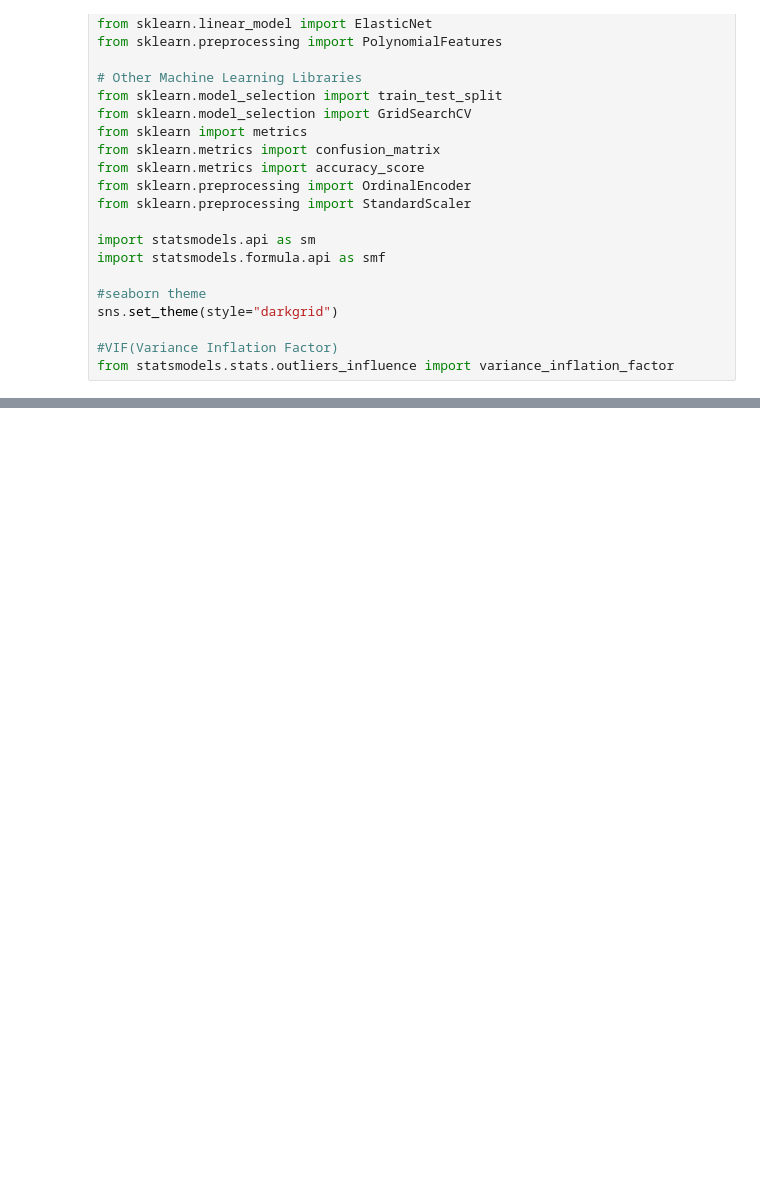
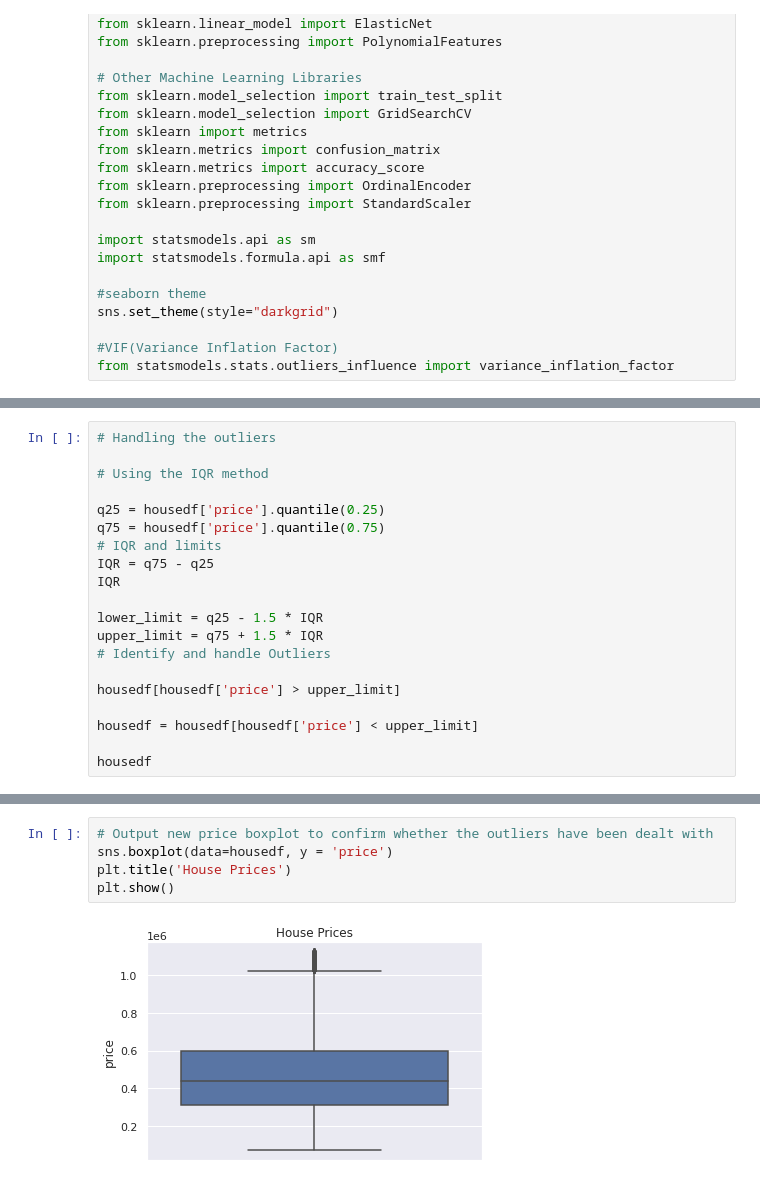
Before and after one commit to DaveChui/Machine_Learning_Regression, a Jupyter notebook: Machine_Learning_week_2_IP_04_2022_Dave_Njoroge.ipynb, the cells around one changed output, grey strips where cells are left out. Saved outputs shown, nothing was run; the diff lists cells and outputs as text; blank space fills up the shorter version.

```diff
--- a/Machine_Learning_week_2_IP_04_2022_Dave_Njoroge.ipynb
+++ b/Machine_Learning_week_2_IP_04_2022_Dave_Njoroge.ipynb
@@ -39,0 +197,20 @@ from statsmodels.stats.outliers_influence import variance_inflation_factor
+# %%
+# Handling the outliers
+
+# Using the IQR method
+
+q25 = housedf['price'].quantile(0.25)
+q75 = housedf['price'].quantile(0.75)
+# IQR and limits
+IQR = q75 - q25
+IQR
+
+lower_limit = q25 - 1.5 * IQR
+upper_limit = q75 + 1.5 * IQR
+# Identify and handle Outliers
+
+housedf[housedf['price'] > upper_limit]
+
+housedf = housedf[housedf['price'] < upper_limit]
+
+housedf
@@ -39,0 +231,7 @@ from statsmodels.stats.outliers_influence import variance_inflation_factor
+# %%
+# Output new price boxplot to confirm whether the outliers have been dealt with
+sns.boxplot(data=housedf, y = 'price')
+plt.title('House Prices')
+plt.show()
+# %% [output]
+[figure, added]
```
Also changed, not shown: parts of 104 cells of this notebook.
